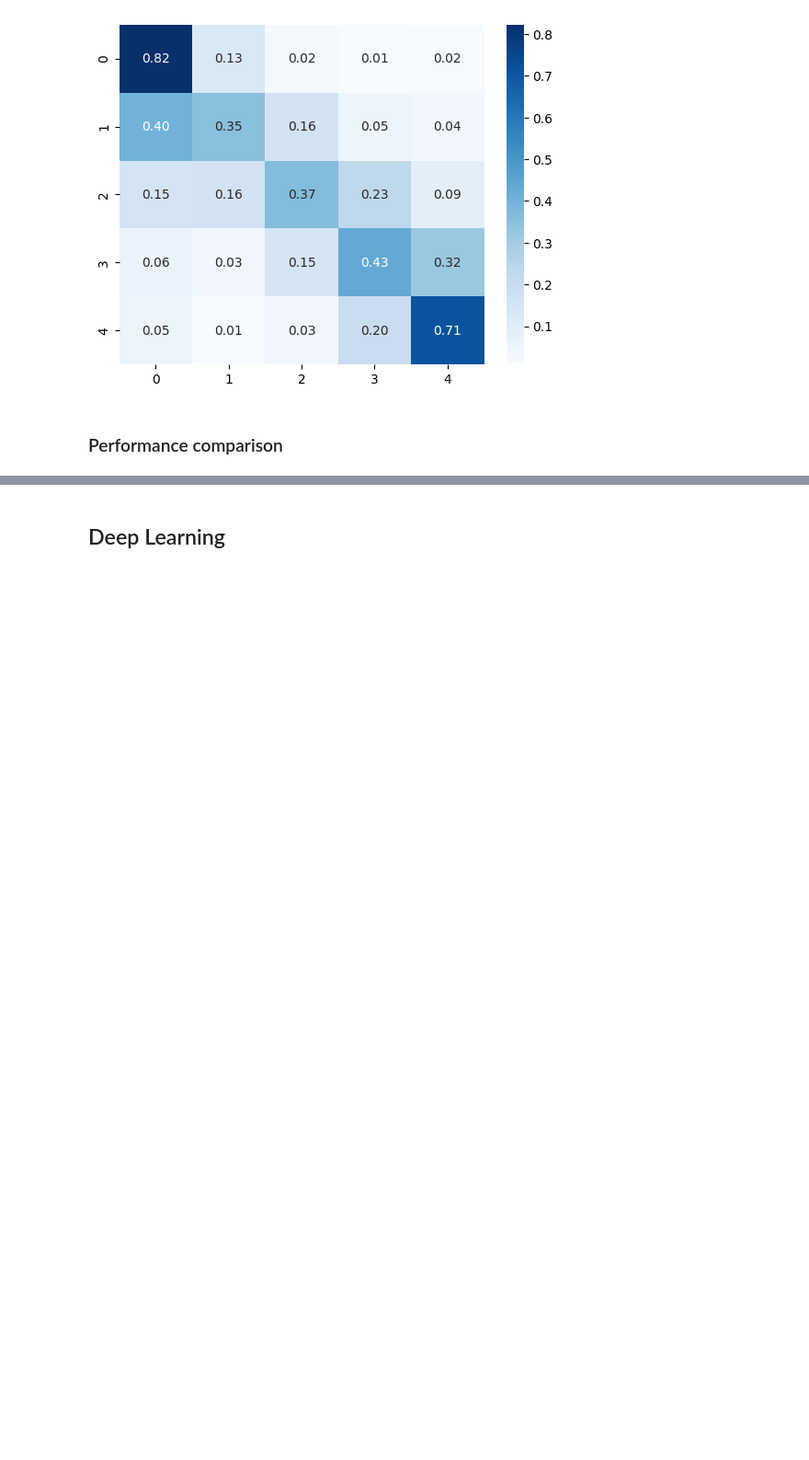
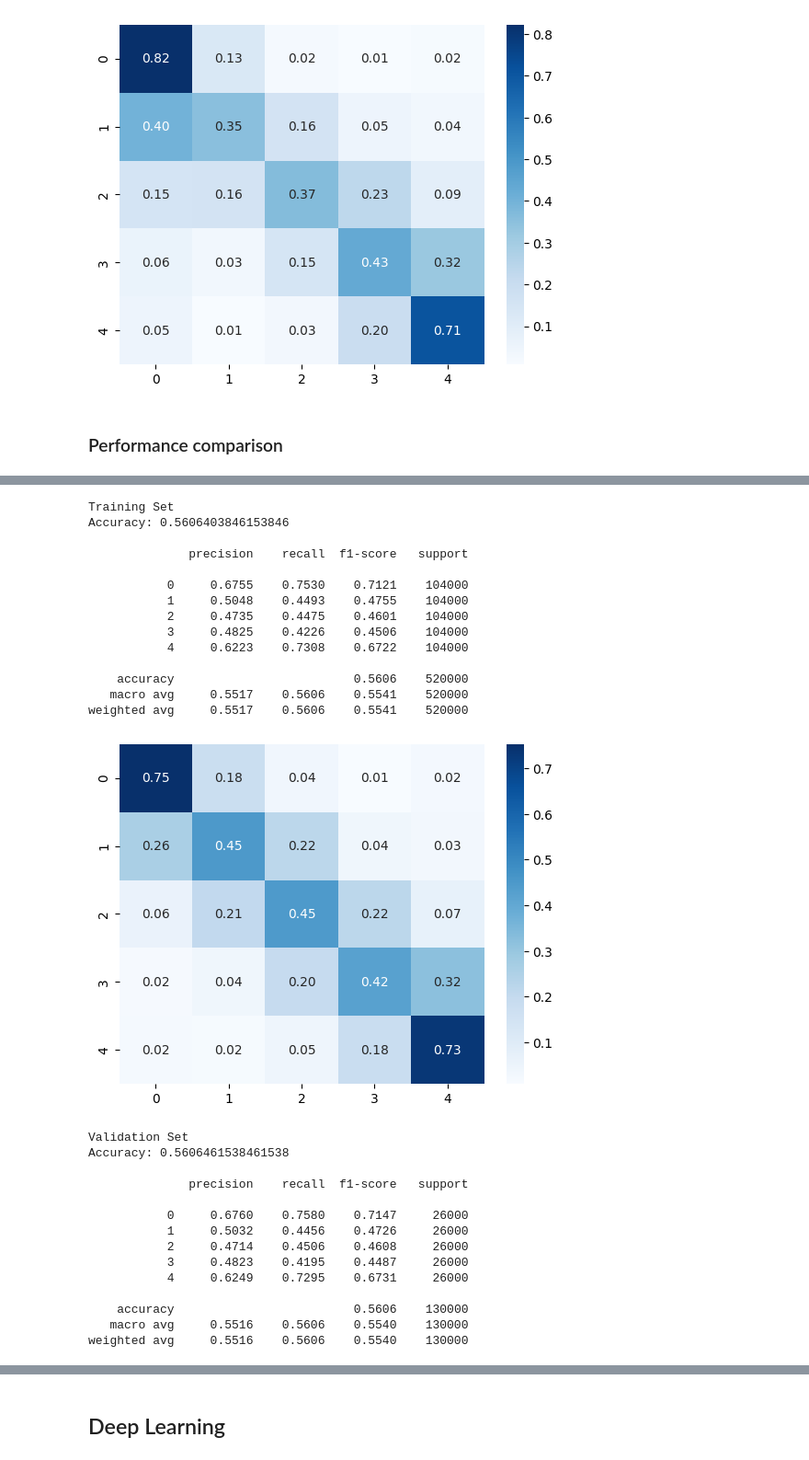
Before and after one commit to NiccoloF/NLP, a Jupyter notebook: Submission file.ipynb, the cells around one changed output, grey strips where cells are left out. Shown at 92% size. Drawn from its saved outputs; the diff is of its cells as text; code cells hidden in the pictures; blank space fills up the shorter version.

Commit message:
Now submission file contains also Word2Vect. LDA needs to be fixed

```diff
--- a/Submission file.ipynb
+++ b/Submission file.ipynb
@@ -129,8 +133,8 @@ def calculate_n_tokens(doc):
     doc['n_sentences'] = len(doc['sentences'])
     return doc
 
-test = test.map(calculate_n_tokens, num_proc= 4)
-train = train.map(calculate_n_tokens, num_proc = 4)
+test = test_dataset_no_punc.map(calculate_n_tokens, num_proc= 4)
+train = train_dataset_no_punc.map(calculate_n_tokens, num_proc = 4)
 # %%
 # Concatenate the lengths of documents from the train and test datasets
 n_tokens_per_review = np.concatenate((np.array(train['length']),np.array(test['length']) ))
@@ -665,0 +696,21 @@ plt.show()
+# %%
+# Function to vectorize a list of documents using a Word2Vec model
+def vectorize(docs, embedding_model=model.wv, useSum=True):
+    vectors = np.zeros((len(docs), modelsize))
+
+    for i in range(len(docs)):
+        tokens = docs[i]
+        embeddings = [embedding_model.get_vector(token) for token in tokens if token in embedding_model]
+        if len(embeddings) > 0:
+            if useSum:
+                vectors[i] = sum(embeddings)
+            else:
+                vectors[i] = np.mean(embeddings, axis=0)
+    return vectors
+
+# Vectorize the training and test datasets using the Word2Vec model
+train_x_vector = vectorize(train_dataset['tokens'])
+train_y = train_dataset['label']
+
+test_x_vector = vectorize(test_dataset['tokens'])
+test_y = test_dataset['label']
@@ -665,0 +719,14 @@ plt.show()
+# %%
+from sklearn.linear_model import LogisticRegression
+clf_lr_lasso = LogisticRegression(
+                                  tol=1e-4,
+                                  fit_intercept=True,
+                                  class_weight='balanced',
+                                  random_state=0,
+                                  solver='lbfgs',
+                                  max_iter=500,
+                                  multi_class='auto',
+                                  verbose=1,
+                                  n_jobs=-1)
+# %%
+clf_lr_lasso.fit(train_x_vector, y_train)
@@ -665,0 +772,32 @@ plt.show()
+# %%
+evaluate_model(clf_lr_lasso, model_name="lr_tfidf_lasso")
+# %% [output]
+Training Set
+Accuracy: 0.5606403846153846
+
+              precision    recall  f1-score   support
+
+           0     0.6755    0.7530    0.7121    104000
+           1     0.5048    0.4493    0.4755    104000
+           2     0.4735    0.4475    0.4601    104000
+           3     0.4825    0.4226    0.4506    104000
+           4     0.6223    0.7308    0.6722    104000
+
+    accuracy                         0.5606    520000
+   macro avg     0.5517    0.5606    0.5541    520000
+weighted avg     0.5517    0.5606    0.5541    520000
+[figure, added]
+Validation Set
+Accuracy: 0.5606461538461538
+
+              precision    recall  f1-score   support
+
+           0     0.6760    0.7580    0.7147     26000
+           1     0.5032    0.4456    0.4726     26000
+           2     0.4714    0.4506    0.4608     26000
+           3     0.4823    0.4195    0.4487     26000
+           4     0.6249    0.7295    0.6731     26000
+
+    accuracy                         0.5606    130000
+   macro avg     0.5516    0.5606    0.5540    130000
+weighted avg     0.5516    0.5606    0.5540    130000
```
Also changed, not shown: parts of 15 cells of this notebook, 1 other file.
